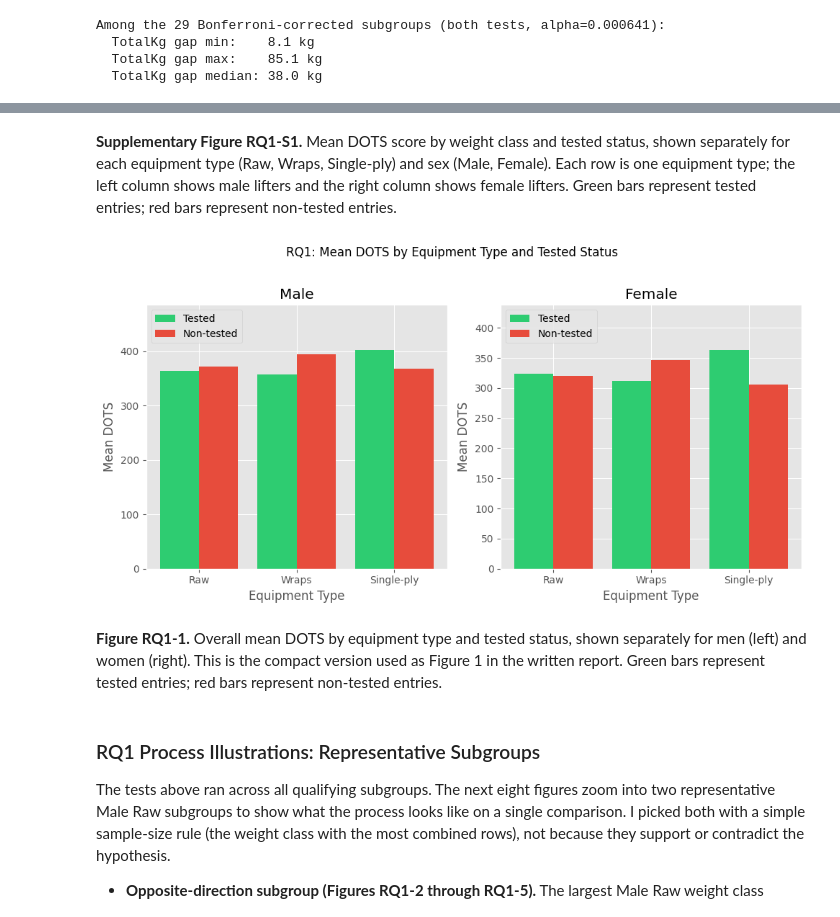
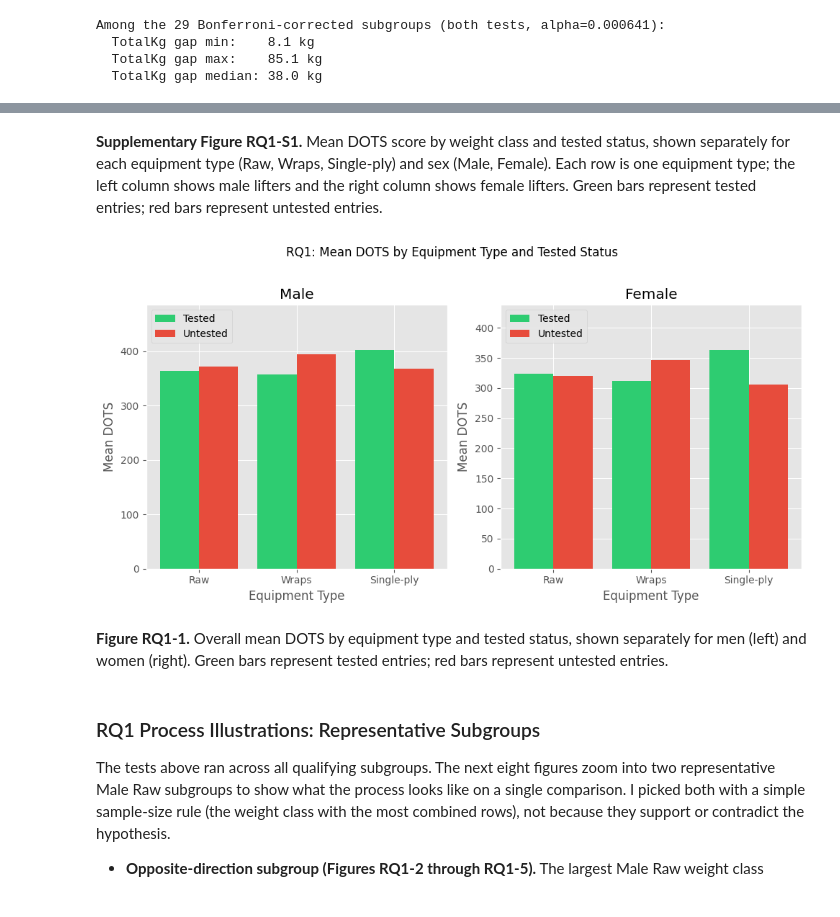
Before and after one commit to wuj/ics604-final-project, a Jupyter notebook: notebook.ipynb, the cells around one changed output, grey strips where cells are left out. Saved outputs shown, nothing was run; the diff lists cells and outputs as text; code cells hidden in the pictures.

```diff
--- a/notebook.ipynb
+++ b/notebook.ipynb
@@ -647,7 +647,7 @@ for i in range(len(sex_values)):
     ax.set_xticks(x_positions)
     ax.set_xticklabels(AGE_LABELS)
     ax.set_xlabel("Age Bin")
-    ax.set_ylabel("Mean Total (kg)")
+    ax.set_ylabel("Mean TotalKg")
     ax.set_title(sex_label)
     ax.legend()
 
@@ -1422,7 +1422,7 @@ Among the Bonferroni-corrected subgroups flagged by both the permutation test an
 # %%
 # =============================================================================
 # RQ1 Mean DOTS by Weight Class (Bar Chart)
-# Side-by-side bar chart comparing mean DOTS for tested vs. non-tested
+# Side-by-side bar chart comparing mean DOTS for tested vs. untested
 # entries across weight classes, with separate panels for each
 # Sex x Equipment combination (Raw, Wraps, Single-ply).
 # =============================================================================
@@ -1480,7 +1480,7 @@ for row_num, equip in enumerate(equipment_order):
         x = np.arange(len(tested_df))
 
         ax.bar(x - 0.2, tested_df["mean_dots"], width=0.4, label="Tested", color="#2ecc71")
-        ax.bar(x + 0.2, untested_df["mean_dots"], width=0.4, label="Non-tested", color="#e74c3c")
+        ax.bar(x + 0.2, untested_df["mean_dots"], width=0.4, label="Untested", color="#e74c3c")
         ax.set_xticks(x)
         ax.set_xticklabels(tested_df["WeightClassKg"], rotation=45, ha="right")
         ax.set_xlabel("WeightClassKg")
@@ -1498,12 +1498,12 @@ plt.show()
 # %% [markdown]
-**Supplementary Figure RQ1-S1.** Mean DOTS score by weight class and tested status, shown separately for each equipment type (Raw, Wraps, Single-ply) and sex (Male, Female). Each row is one equipment type; the left column shows male lifters and the right column shows female lifters. Green bars represent tested entries; red bars represent non-tested entries.
+**Supplementary Figure RQ1-S1.** Mean DOTS score by weight class and tested status, shown separately for each equipment type (Raw, Wraps, Single-ply) and sex (Male, Female). Each row is one equipment type; the left column shows male lifters and the right column shows female lifters. Green bars represent tested entries; red bars represent untested entries.
 # %%
 # =============================================================================
 # RQ1 Mean DOTS by Equipment Type (Compact Report Chart)
-# Side-by-side bar chart comparing mean DOTS for tested vs. non-tested
+# Side-by-side bar chart comparing mean DOTS for tested vs. untested
 # entries across equipment types, with one panel per sex.
 # This is a compact version of the weight-class chart above, intended
-# for the written report where space is limited.
+# where space is limited.
 # =============================================================================
 
 equip_summary = (
@@ -1521,37 +1521,37 @@ for col_num, sex in enumerate(["M", "F"]):
     ax = axes[col_num]
     sex_df = equip_summary[equip_summary["Sex"] == sex].copy()
 
     tested_vals = []
     untested_vals = []
     for equip in equipment_order:
         t = sex_df[(sex_df["Equipment"] == equip) & (sex_df["is_tested"] == True)]
         u = sex_df[(sex_df["Equipment"] == equip) & (sex_df["is_tested"] == False)]
         tested_vals.append(t["mean_dots"].values[0] if len(t) > 0 else 0)
         untested_vals.append(u["mean_dots"].values[0] if len(u) > 0 else 0)
 
     x = np.arange(len(equipment_order))
     ax.bar(x - 0.2, tested_vals, width=0.4, label="Tested", color="#2ecc71")
-    ax.bar(x + 0.2, untested_vals, width=0.4, label="Non-tested", color="#e74c3c")
+    ax.bar(x + 0.2, untested_vals, width=0.4, label="Untested", color="#e74c3c")
     ax.set_xticks(x)
     ax.set_xticklabels(equipment_order)
     ax.set_xlabel("Equipment Type")
     ax.set_ylabel("Mean DOTS")
     ax.set_title(f"{'Male' if sex == 'M' else 'Female'}")
 
     # Add headroom so the legend does not overlap the bars
     y_lo, y_hi = ax.get_ylim()
     ax.set_ylim(y_lo, y_hi + (y_hi - y_lo) * 0.15)
     ax.legend(loc="upper left")
 
 plt.suptitle("RQ1: Mean DOTS by Equipment Type and Tested Status", y=1.02)
 plt.tight_layout()
 
 # plt.savefig("figures/rq1_mean_dots_by_equipment.svg", bbox_inches="tight")
 plt.show()
 # %% [output]
-[figure, old version]
+[figure, new version]
 # %% [markdown]
-**Figure RQ1-1.** Overall mean DOTS by equipment type and tested status, shown separately for men (left) and women (right). This is the compact version used as Figure 1 in the written report. Green bars represent tested entries; red bars represent non-tested entries.
+**Figure RQ1-1.** Overall mean DOTS by equipment type and tested status, shown separately for men (left) and women (right). Green bars represent tested entries; red bars represent untested entries.
 # %% [markdown]
 ### RQ1 Process Illustrations: Representative Subgroups
 
```
Also changed, not shown: parts of 54 cells of this notebook.
